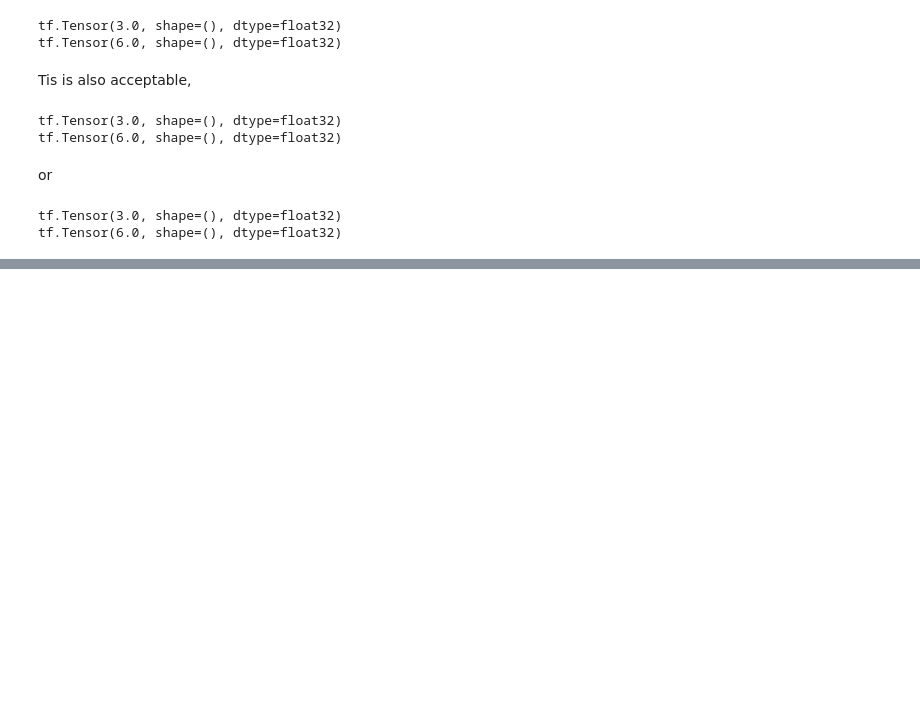
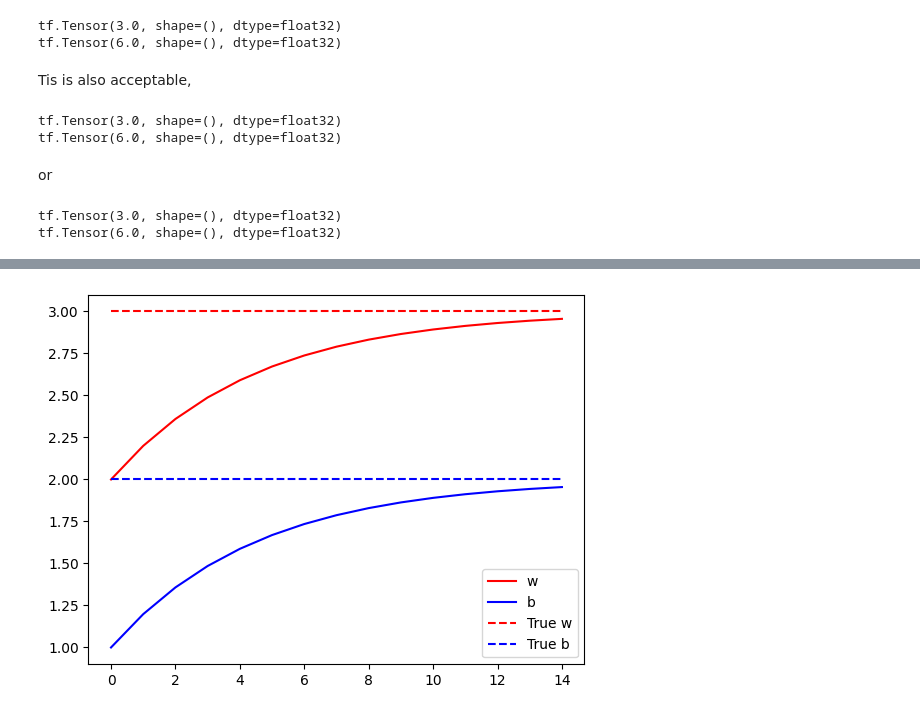
Before and after one commit to PandukaBandara99/ML-Books, a Jupyter notebook: AdvancedTensorFlow2.ipynb, the cells around one changed output, grey strips where cells are left out. Saved outputs shown, nothing was run; the diff lists cells and outputs as text; code cells hidden in the pictures; blank space fills up the shorter version.

```diff
--- a/AdvancedTensorFlow2.ipynb
+++ b/AdvancedTensorFlow2.ipynb
@@ -729,0 +772,3 @@ tf.Tensor(6.0, shape=(), dtype=float32)
+# %%
+def loss(predicted_y, target_y):
+  return tf.reduce_mean(tf.square(predicted_y - target_y))
@@ -729,0 +782,8 @@ tf.Tensor(6.0, shape=(), dtype=float32)
+# %%
+TRUE_w = 3.0
+TRUE_b = 2.0
+NUM_EXAMPLES = 1000
+
+xs  = tf.random.normal(shape=[NUM_EXAMPLES])
+
+ys = (TRUE_w * xs) + TRUE_b
@@ -729,0 +800,9 @@ tf.Tensor(6.0, shape=(), dtype=float32)
+# %%
+def train(model, inputs, outputs, learning_rate):
+  with tf.GradientTape() as t:
+    current_loss = loss(model(inputs), outputs)
+  dw, db = t.gradient(current_loss, [model.w, model.b])
+  model.w.assign_sub(learning_rate * dw)
+  model.b.assign_sub(learning_rate * db)
+
+  return current_loss
@@ -729,0 +811,14 @@ tf.Tensor(6.0, shape=(), dtype=float32)
+# %%
+model = Model()
+
+# Collect the history of W-values and b-values to plot later
+list_w, list_b = [], []
+epochs = range(15)
+losses = []
+for epoch in epochs:
+  list_w.append(model.w.numpy())
+  list_b.append(model.b.numpy())
+  current_loss = train(model, xs, ys, learning_rate=0.1)
+  losses.append(current_loss)
+  print('Epoch %2d: w=%1.2f b=%1.2f, loss=%2.5f' %
+        (epoch, list_w[-1], list_b[-1], current_loss))
@@ -729,0 +841,10 @@ tf.Tensor(6.0, shape=(), dtype=float32)
+# %%
+import matplotlib.pyplot as plt
+plt.plot(epochs, list_w, 'r',
+       epochs, list_b, 'b')
+plt.plot([TRUE_w] * len(epochs), 'r--',
+      [TRUE_b] * len(epochs), 'b--')
+plt.legend(['w', 'b', 'True w', 'True b'])
+plt.show()
+# %% [output]
+[figure, added]
```
Also changed, not shown: parts of 35 cells of this notebook.
